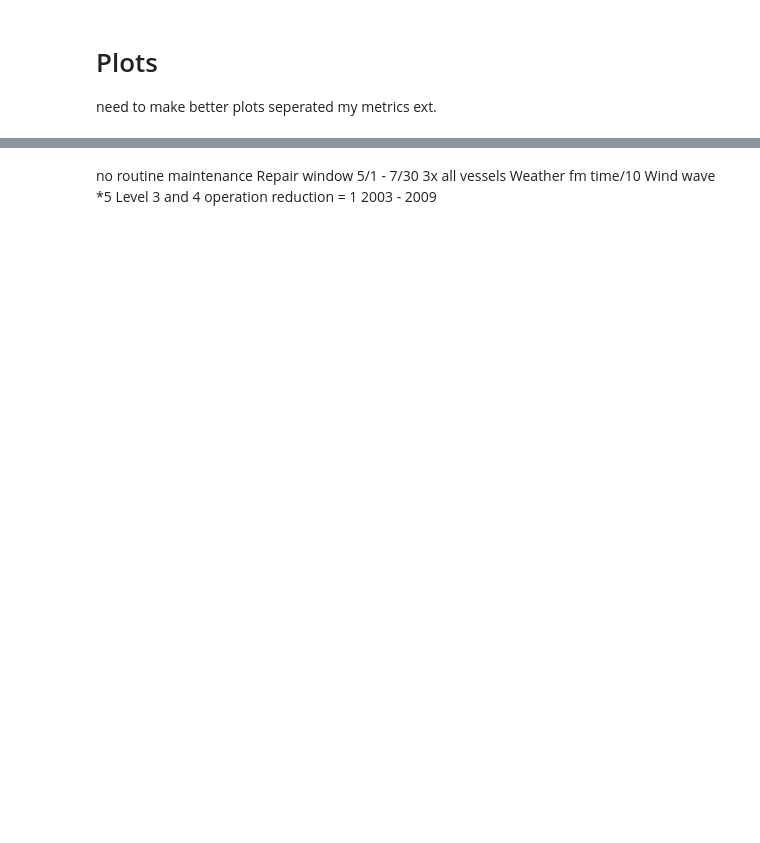
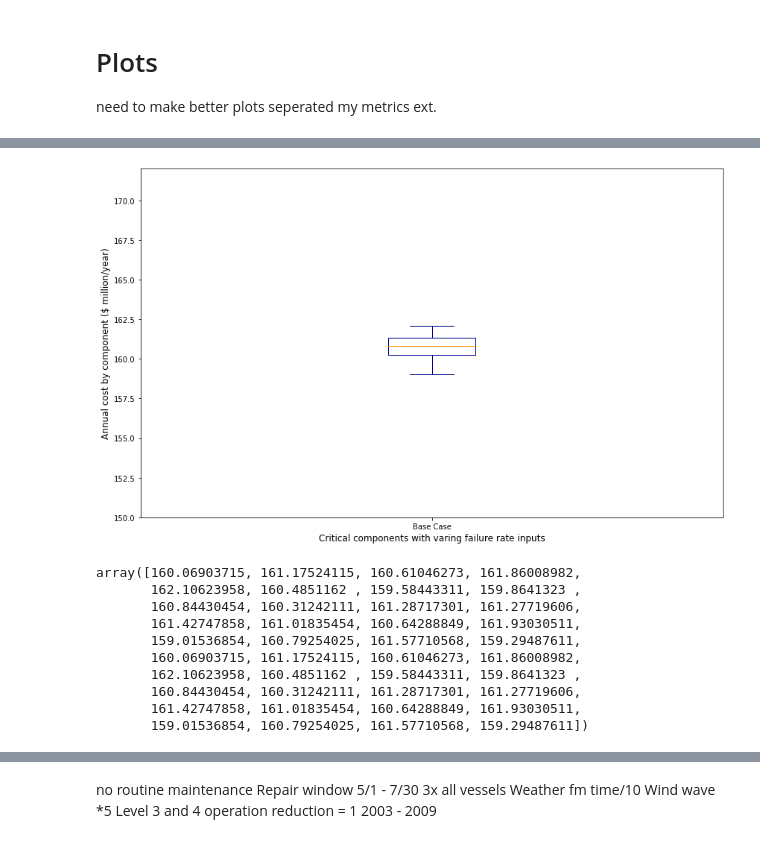
Before and after one commit to aletcherhartman/SULI-Spring-2021, a Jupyter notebook: 15 MW OWT FMECA SULI Spring 2021.ipynb, the cells around one changed output, grey strips where cells are left out. Saved outputs shown, nothing was run; the diff lists cells and outputs as text; code cells hidden in the pictures; blank space fills up the shorter version.

```diff
--- a/15 MW OWT FMECA SULI Spring 2021.ipynb
+++ b/15 MW OWT FMECA SULI Spring 2021.ipynb
@@ -1034,2 +1082,33 @@ plt.show()
+# %%
+basecdf = pd.DataFrame(
+                         {
+                             "Base Case": basesc,
+                         }
+                     )
+
+fig, ax = plt.subplots(figsize=(14, 8.6))
+basecdf.plot(kind='box',ax=ax, color = color, ylim=(150,172))
+
+plt.ylabel('Annual cost by component ($ million/year)', fontsize=12)
+plt.xlabel('Critical components with varing failure rate inputs', fontsize=12)
+#plt.xticks(index, label, fontsize=12, rotation=10)
+#plt.title('Annual direct O&M cost with variable critical component reliability')
+#ax.legend()#handles = handle, loc="lower left", fontsize=14)
+plt.show()
+#costdf[["Blades","Generator","Converter","Substation"]].describe()
+
+basesc
+# %% [output]
+[figure, added]
+array([160.06903715, 161.17524115, 160.61046273, 161.86008982,
+       162.10623958, 160.4851162 , 159.58443311, 159.8641323 ,
+       160.84430454, 160.31242111, 161.28717301, 161.27719606,
+       161.42747858, 161.01835454, 160.64288849, 161.93030511,
+       159.01536854, 160.79254025, 161.57710568, 159.29487611,
+       160.06903715, 161.17524115, 160.61046273, 161.86008982,
+       162.10623958, 160.4851162 , 159.58443311, 159.8641323 ,
+       160.84430454, 160.31242111, 161.28717301, 161.27719606,
+       161.42747858, 161.01835454, 160.64288849, 161.93030511,
+       159.01536854, 160.79254025, 161.57710568, 159.29487611])
 # %%
 fig, ax = plt.subplots(figsize=(14, 8.6))
```
Also changed, not shown: parts of 55 cells of this notebook.
